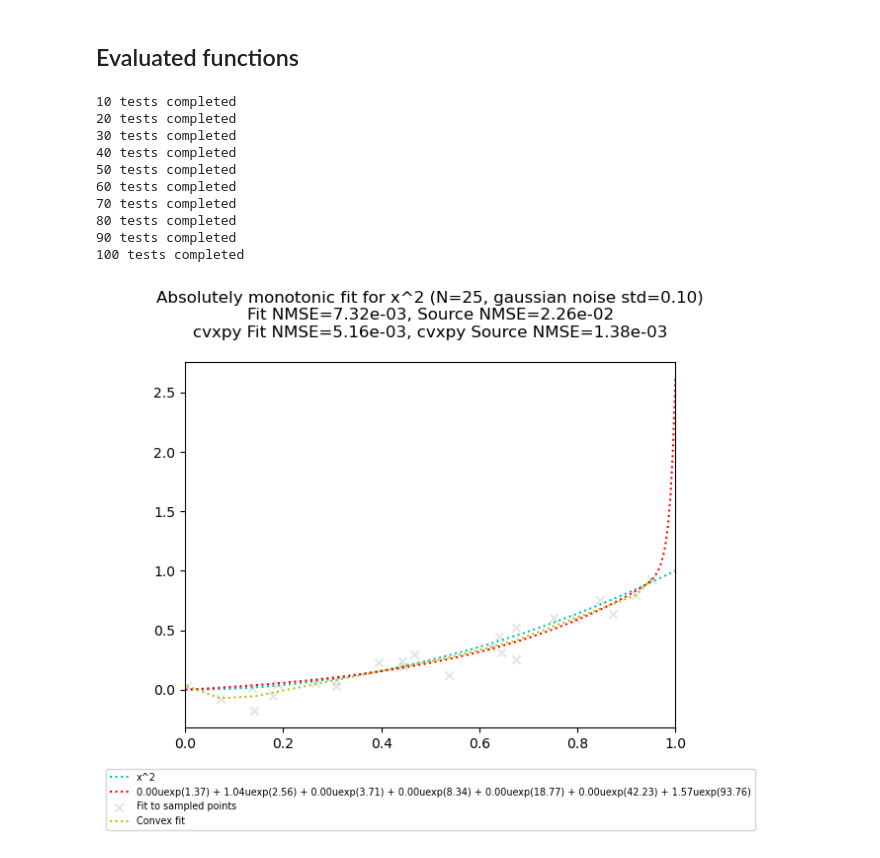
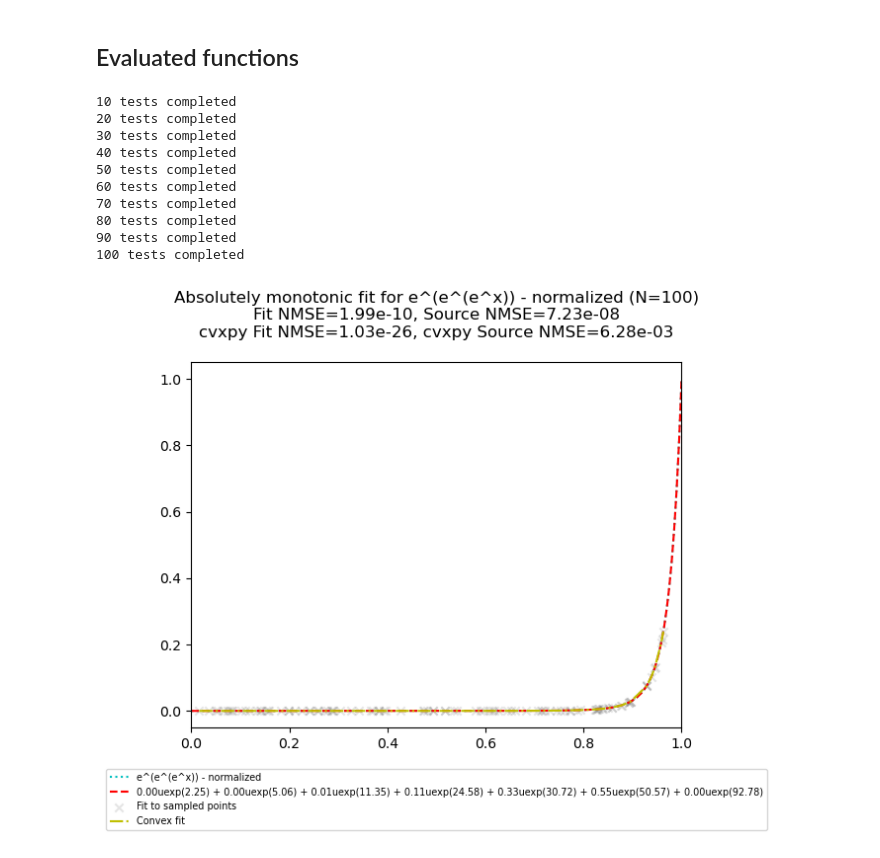
Before and after one commit to Undeceiver/AbsolutelyMonotonicFitting, a Jupyter notebook: absolutely_monotonic_fit.ipynb, the cells around one changed output. Drawn from its saved outputs; the diff is of its cells as text; code cells hidden in the pictures.

```diff
--- a/absolutely_monotonic_fit.ipynb
+++ b/absolutely_monotonic_fit.ipynb
@@ -196,7 +196,7 @@ def cvxpy_fit(f, xx, yy, number_samples_test=number_samples_test,**kwargs):
     return {"xx": xx, "yy":yy, "ff":ff, "fit_nmse":fit_nmse, "source_nmse":source_nmse}
 
 def plot_cvxpy_fit(f, f_desc, xx, ff, **kwargs):
-    plt.plot(xx,ff,c="y",linestyle="dotted",alpha=1,label="Convex fit")
+    plt.plot(xx,ff,c="y",linestyle="dashdot",alpha=1,label="Convex fit")
 # %%
 number_tests = 100
 def absolutely_monotonic_fit_many(f,number_samples,number_tests=number_tests,**kwargs):
@@ -270,53 +270,65 @@ uexp3 = uexp(53.4)
 def f1(x):
     return 0.3*uexp1(x) + 2.6*uexp2(x) + 1.24*uexp3(x)
 
-f2_desc = "x^2"
+f2_desc = "e^(e^x) - normalized"
+f2_zero = numpy.exp(1)
+f2_factor = numpy.divide(1.0,numpy.exp(numpy.exp(1))-f2_zero)
 def f2(x):
+    return f2_factor*(numpy.exp(numpy.exp(x)) - f2_zero)
+
+f3_desc = "e^(e^(e^x)) - normalized"
+f3_zero = numpy.exp(numpy.exp(1))
+f3_factor = numpy.divide(1.0,numpy.exp(numpy.exp(numpy.exp(1)))-f3_zero)
+def f3(x):
+    return f3_factor*(numpy.exp(numpy.exp(numpy.exp(x))) - f3_zero)
+
+f4_desc = "x^2"
+def f4(x):
     return x*x
 
-f3_desc = "x^5+2x^4+x^3+x"
-def f3(x):
+f5_desc = "x^5+2x^4+x^3+x"
+def f5(x):
     return numpy.power(x,5) + 2*numpy.power(x,4) + numpy.power(x,3) + x
 
-f4_desc = "3x^2-x^3"
-def f4(x):
+f6_desc = "3x^2-x^3"
+def f6(x):
     return 3*numpy.power(x,2) - numpy.power(x,3)
 
-f5_desc = "x^4-4x^3+6x^2"
-def f5(x):
+f7_desc = "x^4-4x^3+6x^2"
+def f7(x):
     return numpy.power(x,4)-4*numpy.power(x,3)+6*numpy.power(x,2)
 
-f6_desc = "sin(pi/2 x - pi/2) + 1"
-def f6(x):
+f8_desc = "sin(pi/2 x - pi/2) + 1"
+def f8(x):
     return numpy.sin(x*numpy.pi/2 - numpy.pi/2) + 1
 
-f7_desc = "4x^2 {[0,0.5]} || 4x-1 {[0.5,1]}"
-def f7(x):
+f9_desc = "4x^2 {[0,0.5]} || 4x-1 {[0.5,1]}"
+def f9(x):
     return numpy.where(x < 0.5, 4*numpy.power(x,2), 4*x-1)
 # %%
-number_samples = 25
+number_samples = 100
 number_samples_test=200
 number_tests = 100
-gaussian_noise_std_mult=0.1
-fit_function = f2
-function_desc = f2_desc
+gaussian_noise_std_mult=0
+fit_function = f3
+function_desc = f3_desc
 
 many_results = absolutely_monotonic_fit_many(fit_function, number_samples, number_tests, gaussian_noise_std_mult=gaussian_noise_std_mult)
 
 avg_result = many_results["avg_result"]
 worst_result = many_results["worst_result"]
 
 plot_full_result_absolutely_monotonic_fit(fit_function, function_desc, number_samples, number_samples_test, gaussian_noise_std_mult, avg_result)
 plot_full_result_absolutely_monotonic_fit(fit_function, function_desc, number_samples, number_samples_test, gaussian_noise_std_mult, worst_result)
 # %% [output]
 10 tests completed
 20 tests completed
 30 tests completed
 40 tests completed
 50 tests completed
 60 tests completed
 70 tests completed
 80 tests completed
 90 tests completed
 100 tests completed
-[figure, old version]
+[figure, new version]
```
Also changed, not shown: parts of 2 cells of this notebook, 2 other files.
